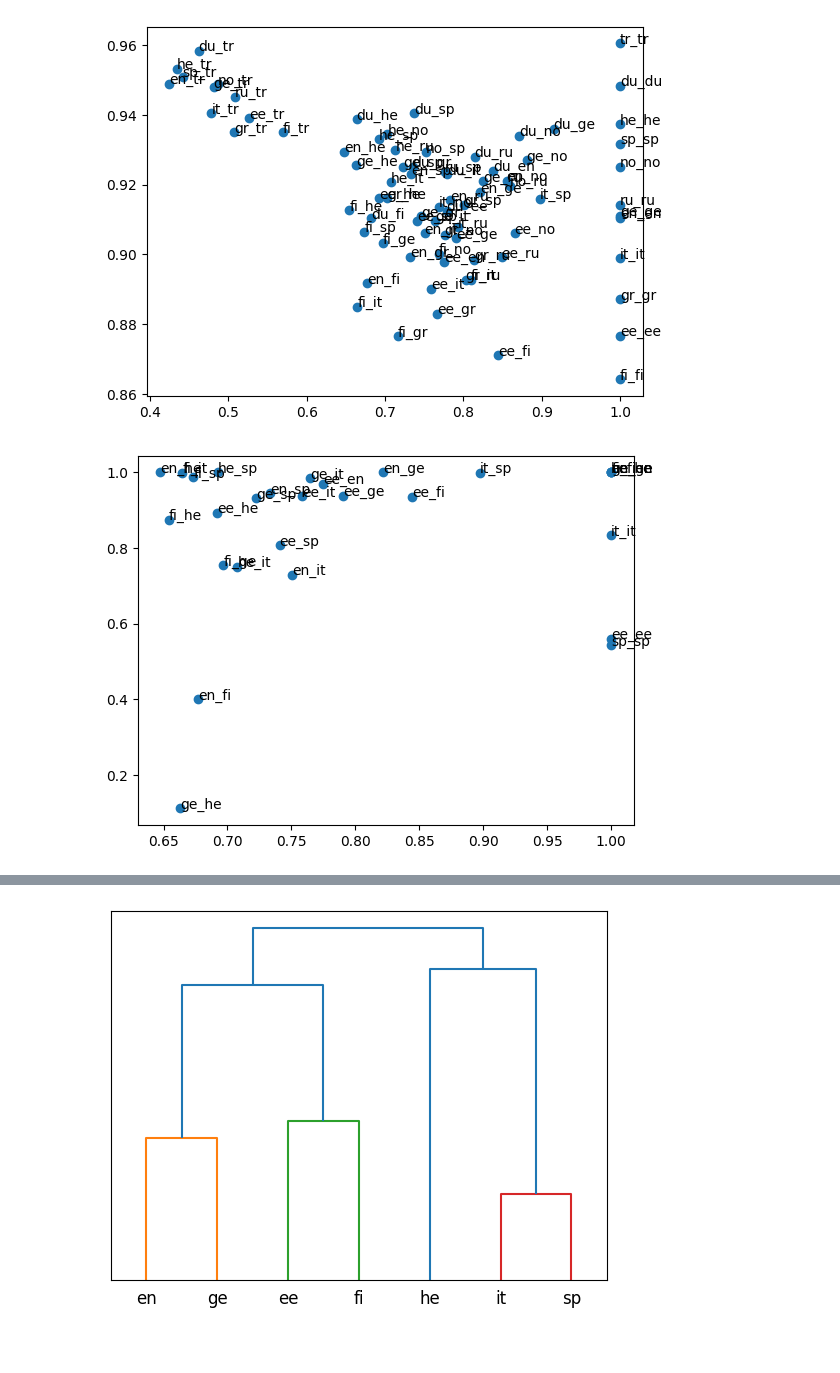
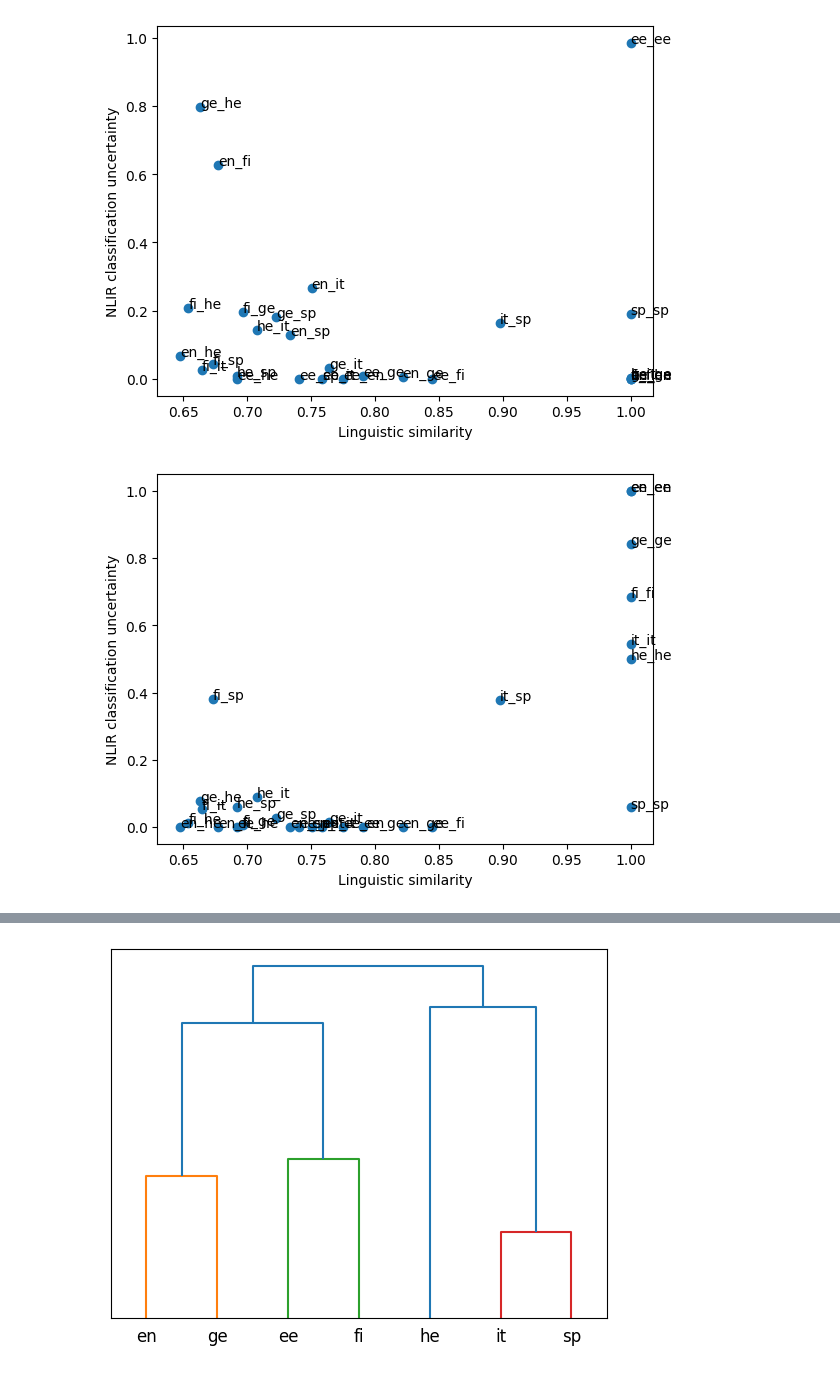
Before and after one commit to linaskerath/ANLP_project, a Jupyter notebook: scripts/7_plots.ipynb, the cells around one changed output, grey strips where cells are left out. Drawn from its saved outputs; the diff is of its cells as text; code cells hidden in the pictures; blank space fills up the shorter version.

Commit message:
sc-ic similarity model and plots

```diff
--- a/scripts/7_plots.ipynb
+++ b/scripts/7_plots.ipynb
@@ -51,7 +51,7 @@ df_cosine_similarity = pd.DataFrame({'pair': lang_pairs, 'cosine_val': lang_valu
 # with open("../data/outputs/cosine_similarity.json", "w") as outfile:
 #     json.dump(cosine_sim, outfile)
 # %%
-df_logreg_similarity = pd.read_csv("../data/outputs/logreg_similarity_new.csv")
+df_logreg_similarity = pd.read_csv("../data/outputs/logreg_similarity_SC_IC.csv")
 # %%
 df_logreg_similarity
 # %% [output]
@@ -79,29 +79,36 @@ df_similarities_ = df_similarities.dropna().reset_index()
 # %%
 import matplotlib.pyplot as plt
 # %%
-# original
-zz = df_similarities['cosine_val']
-yy = df_similarities['logreg_val_inverted']
+# WFC
+zz = df_similarities_['cosine_val']
+yy = df_similarities_['logreg_val']
 
 fig, ax = plt.subplots()
 ax.scatter(zz, yy)
+ax.set_ylabel('NLIR classification uncertainty')
+ax.set_xlabel('Linguistic similarity')
+# ax.set_ylim(-0.1, 0.1)
+# ax.set_xlim(0.6, 0.85)
 
-
-for i, txt in enumerate(df_similarities['pair']):
+for i, txt in enumerate(df_similarities_['pair']):
+    #print(i, txt)
     ax.annotate(txt, (zz[i], yy[i]))
 # %% [output]
-[figure, old version]
+[figure, new version]
 # %%
-# new
+# SC IC
 zz = df_similarities_['cosine_val']
-yy = df_similarities_['logreg_val_inverted']
+yy = df_similarities_['logreg_val']
 
 fig, ax = plt.subplots()
 ax.scatter(zz, yy)
-
+ax.set_ylabel('NLIR classification uncertainty')
+ax.set_xlabel('Linguistic similarity')
+# ax.set_ylim(-0.1, 0.1)
+# ax.set_xlim(0.6, 0.85)
 
 for i, txt in enumerate(df_similarities_['pair']):
     #print(i, txt)
     ax.annotate(txt, (zz[i], yy[i]))
 # %% [output]
-[figure, old version]
+[figure, new version]
```
Also changed, not shown: parts of 8 cells of this notebook, 2 other files.
